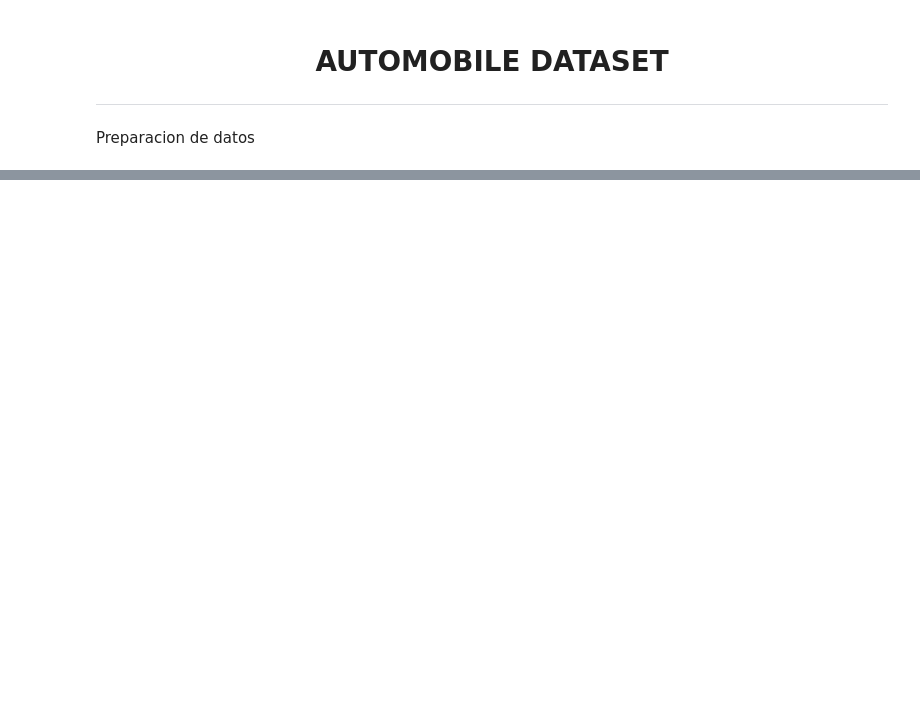
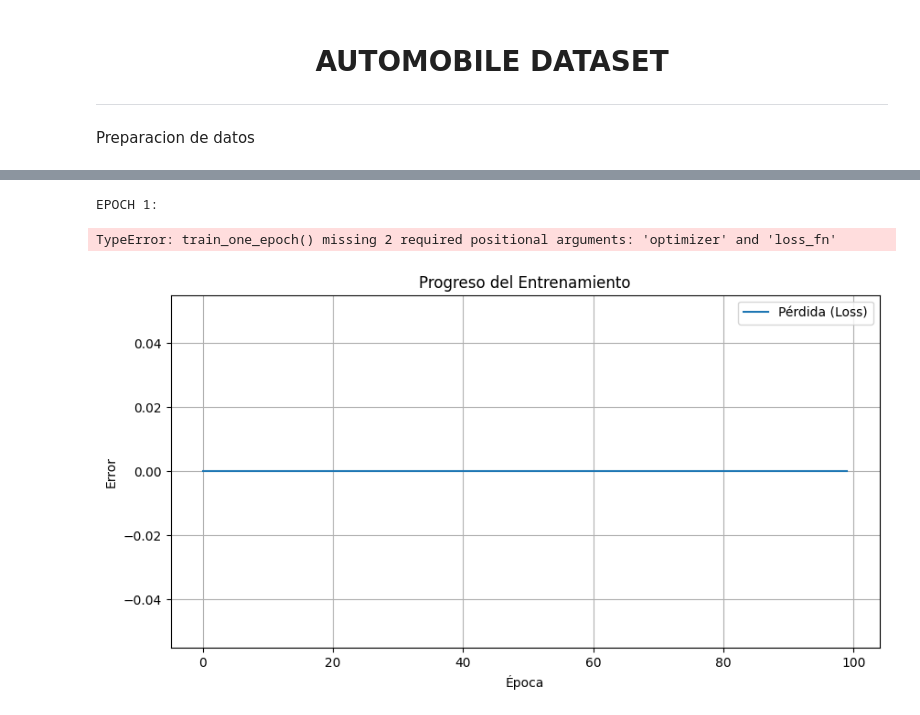
Before and after one commit to nickiiinicole/pytorch, a Jupyter notebook: src/pytorch/automobile.ipynb, the cells around one changed output, grey strips where cells are left out. Drawn from its saved outputs; the diff is of its cells as text; code cells hidden in the pictures; blank space fills up the shorter version.

```diff
--- a/src/pytorch/automobile.ipynb
+++ b/src/pytorch/automobile.ipynb
@@ -212,0 +229,47 @@ plt.show()
+# %%
+from torchmetrics import MeanSquaredError, MeanAbsoluteError, R2Score
+
+EPOCHS = 100
+loss_list     = torch.zeros((EPOCHS,))
+accuracy_list = torch.zeros((EPOCHS,))
+
+mean_squared_error = MeanSquaredError()
+mean_absolute_error = MeanAbsoluteError()
+r2Score = R2Score()
+
+for epoch in range(EPOCHS):
+    print('EPOCH {}:'.format(epoch + 1))
+
+    # Poñemos o modelo en modo entrenamento
+    model.train(True)
+    avg_loss = train_one_epoch(epoch, writer)
+    loss_list[epoch] = avg_loss
+    model.train(False)
+    with torch.no_grad():
+        for entradas, saidas in validation_loader:
+            voutputs = model(entradas).flatten()
+            mean_squared_error.update(voutputs,saidas.flatten())
+            mean_absolute_error.update(voutputs,saidas.flatten())
+            r2Score.update(voutputs,saidas.flatten())
+errorMedio = mean_squared_error.compute()
+errorAbsolute =mean_absolute_error.compute()
+r2 = r2Score.compute()
+print(f"MSE: {errorMedio}")
+print(f"MAE: {errorAbsolute}")
+print(f"R^2: {r2}")
+# %% [output]
+EPOCH 1:
+TypeError: train_one_epoch() missing 2 required positional arguments: 'optimizer' and 'loss_fn'
+# %%
+import matplotlib.pyplot as plt
+
+plt.figure(figsize=(10, 5))
+plt.plot(loss_list.detach().numpy(), label='Pérdida (Loss)')
+plt.title('Progreso del Entrenamiento')
+plt.xlabel('Época')
+plt.ylabel('Error')
+plt.legend()
+plt.grid(True)
+plt.show()
+# %% [output]
+[figure, added]
```
Also changed, not shown: parts of 12 cells of this notebook, 7 other files.
